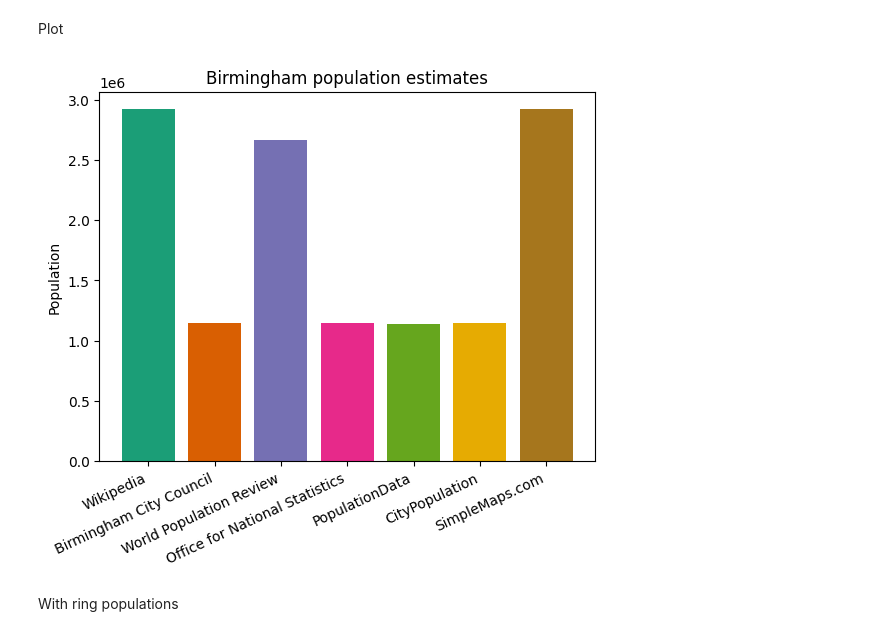
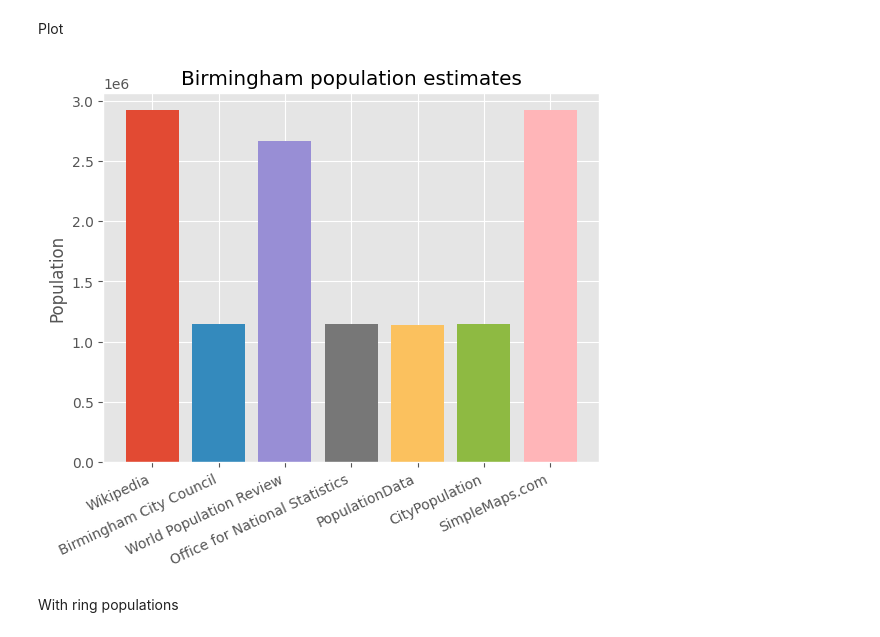
Before and after one commit to alifeee/blogtest, a Jupyter notebook: ring-populations/data/birmingham_pop_from_sources.ipynb, the cells around one changed output. Drawn from its saved outputs; the diff is of its cells as text; code cells hidden in the pictures.

```diff
--- a/ring-populations/data/birmingham_pop_from_sources.ipynb
+++ b/ring-populations/data/birmingham_pop_from_sources.ipynb
@@ -6,6 +6,8 @@ From various sources
 import matplotlib.pyplot as plt
 from matplotlib import cm as colourmap
 import json
+
+plt.style.use('ggplot')
 # %% [markdown]
 Data
 # %%
@@ -23,18 +25,20 @@ Plot
 # %%
 fig = plt.figure()
 ax = fig.subplots()
 
 for i, (source, population) in enumerate(populations.items()):
-    ax.bar(source, population, color=colourmap.Dark2(i))
+    ax.bar(source, population)
 
 ax.set_ylabel("Population")
 ax.set_title("Birmingham population estimates")
 plt.xticks(rotation=25, ha="right")
 plt.show()
 
+fig.patch.set_facecolor('none')
+
 fig.savefig("../images/bham_pop_comparison_websites.svg", dpi=300, bbox_inches="tight")
 # %% [output]
-[figure, old version]
+[figure, new version]
 # %% [markdown]
 With ring populations
 # %%
```
Also changed, not shown: parts of 1 cell of this notebook, 6 other files.
